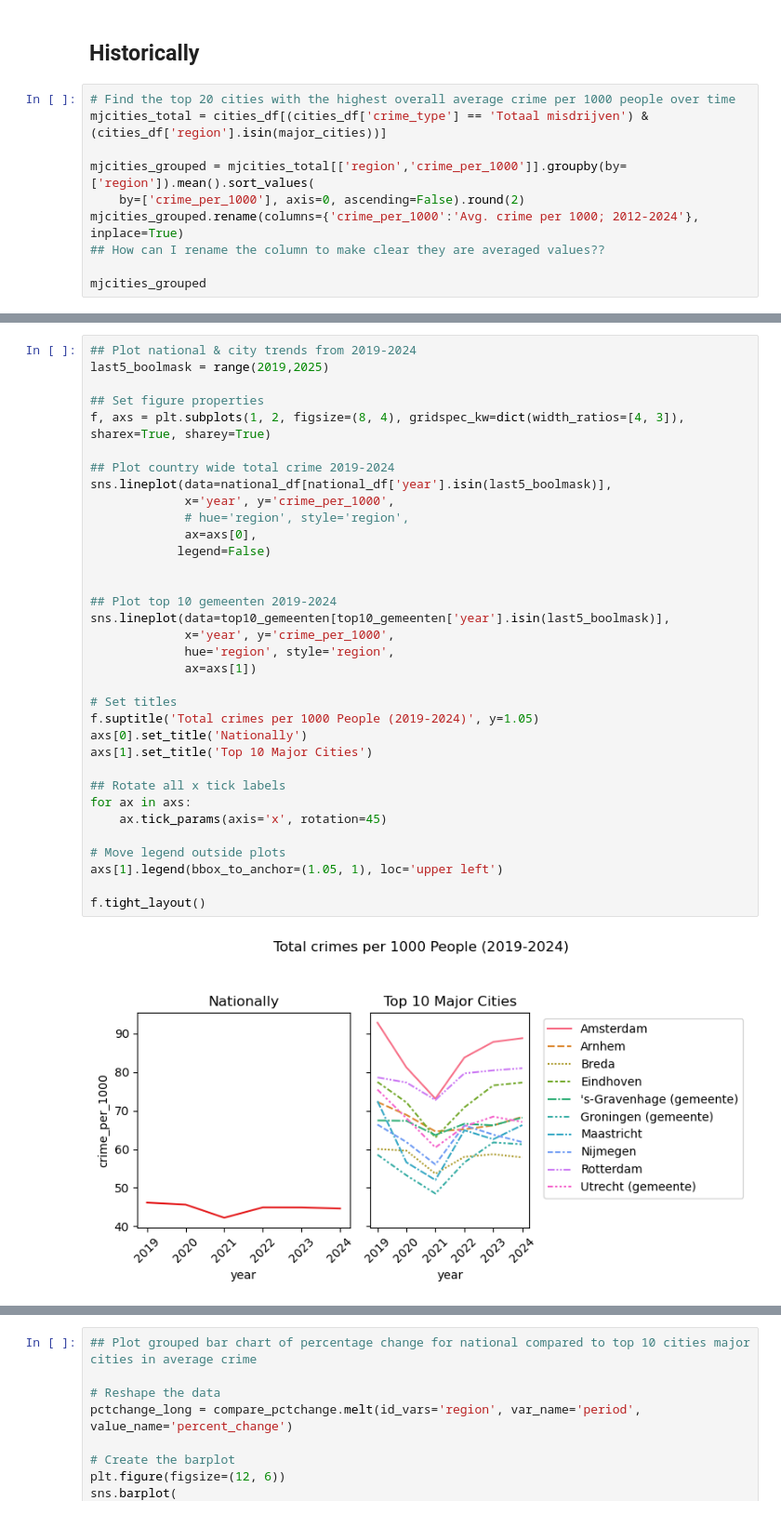
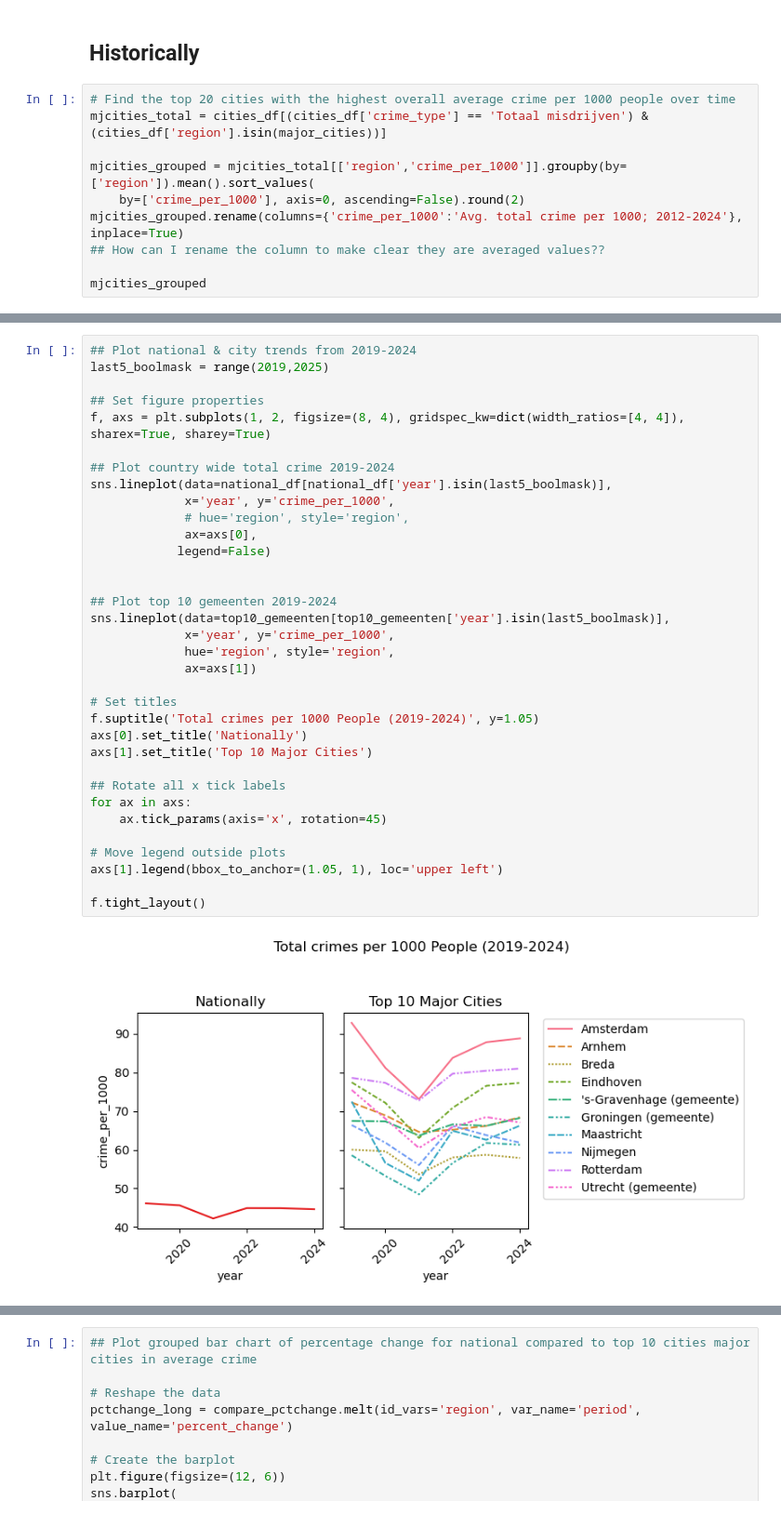
Before and after one commit to chels-j/NLViolentCrime, a Jupyter notebook: NLCrimeAnalysis.ipynb, the cells around one changed output, grey strips where cells are left out. Shown at 93% size. Saved outputs shown, nothing was run; the diff lists cells and outputs as text.

```diff
--- a/NLCrimeAnalysis.ipynb
+++ b/NLCrimeAnalysis.ipynb
@@ -940,7 +905,7 @@ mjcities_total = cities_df[(cities_df['crime_type'] == 'Totaal misdrijven') & (c
 
 mjcities_grouped = mjcities_total[['region','crime_per_1000']].groupby(by=['region']).mean().sort_values(
     by=['crime_per_1000'], axis=0, ascending=False).round(2)
-mjcities_grouped.rename(columns={'crime_per_1000':'Avg. crime per 1000; 2012-2024'}, inplace=True)
+mjcities_grouped.rename(columns={'crime_per_1000':'Avg. total crime per 1000; 2012-2024'}, inplace=True)
 ## How can I rename the column to make clear they are averaged values??
 
 mjcities_grouped
@@ -1006,36 +971,36 @@ f.tight_layout()
 last5_boolmask = range(2019,2025)
 
 ## Set figure properties
-f, axs = plt.subplots(1, 2, figsize=(8, 4), gridspec_kw=dict(width_ratios=[4, 3]), sharex=True, sharey=True)
+f, axs = plt.subplots(1, 2, figsize=(8, 4), gridspec_kw=dict(width_ratios=[4, 4]), sharex=True, sharey=True)
 
 ## Plot country wide total crime 2019-2024
 sns.lineplot(data=national_df[national_df['year'].isin(last5_boolmask)],
              x='year', y='crime_per_1000',
              # hue='region', style='region',
              ax=axs[0],
             legend=False)
 
 
 ## Plot top 10 gemeenten 2019-2024
 sns.lineplot(data=top10_gemeenten[top10_gemeenten['year'].isin(last5_boolmask)],
              x='year', y='crime_per_1000',
              hue='region', style='region',
              ax=axs[1])
 
 # Set titles
 f.suptitle('Total crimes per 1000 People (2019-2024)', y=1.05)
 axs[0].set_title('Nationally')
 axs[1].set_title('Top 10 Major Cities')
 
 ## Rotate all x tick labels
 for ax in axs:
     ax.tick_params(axis='x', rotation=45)
 
 # Move legend outside plots
 axs[1].legend(bbox_to_anchor=(1.05, 1), loc='upper left')
 
 f.tight_layout()
 # %% [output]
-[figure, old version]
+[figure, new version]
 # %%
 ## Create table with percentage changes in total crime for whole country + selected 10 cities over differnt time periods
```
Also changed, not shown: parts of 44 cells of this notebook.
